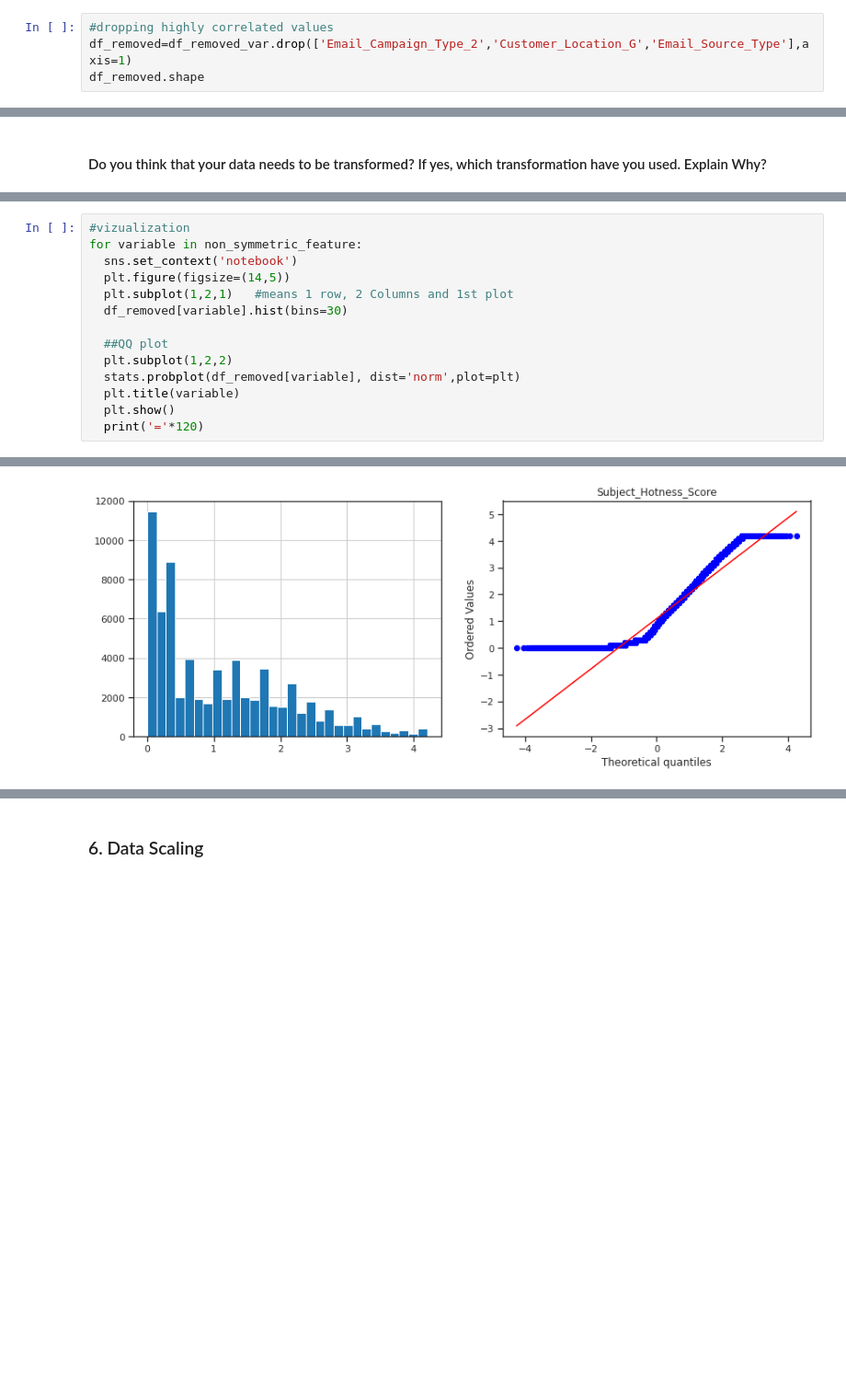
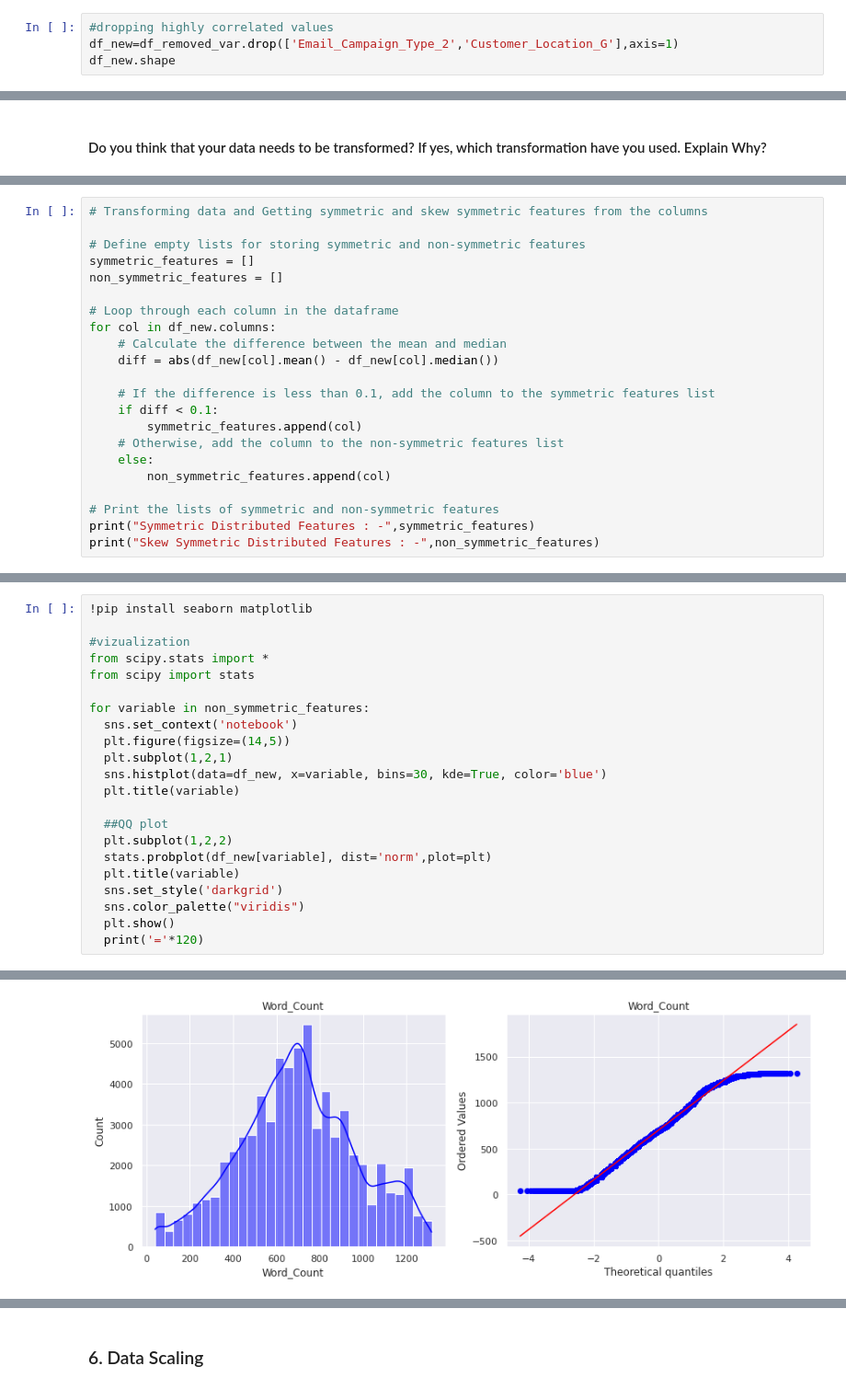
Before and after one commit to shyamsgadekar/Email_Campaign_Effectiveness_Prediction_shyam_gadekar, a Jupyter notebook: Email_Campaign_Effectiveness_Prediction_shyam_gadekar.ipynb, the cells around one changed output, grey strips where cells are left out. Shown at 92% size. Saved outputs shown, nothing was run; the diff lists cells and outputs as text; blank space fills up the shorter version.

```diff
--- a/Email_Campaign_Effectiveness_Prediction_shyam_gadekar.ipynb
+++ b/Email_Campaign_Effectiveness_Prediction_shyam_gadekar.ipynb
@@ -1647,6 +1647,6 @@ correlation(df_removed_var,0.6)
 # %%
 #dropping highly correlated values
-df_removed=df_removed_var.drop(['Email_Campaign_Type_2','Customer_Location_G','Email_Source_Type'],axis=1)
-df_removed.shape
+df_new=df_removed_var.drop(['Email_Campaign_Type_2','Customer_Location_G'],axis=1)
+df_new.shape
 # %% [output]
 (68353, 16)
@@ -1804,0 +1764,22 @@ Skew Symmetric Distributed Features : - ['Email_Type', 'Subject_Hotness_Score',
+# %%
+# Transforming data and Getting symmetric and skew symmetric features from the columns
+
+# Define empty lists for storing symmetric and non-symmetric features
+symmetric_features = []
+non_symmetric_features = []
+
+# Loop through each column in the dataframe
+for col in df_new.columns:
+    # Calculate the difference between the mean and median
+    diff = abs(df_new[col].mean() - df_new[col].median())
+
+    # If the difference is less than 0.1, add the column to the symmetric features list
+    if diff < 0.1:
+        symmetric_features.append(col)
+    # Otherwise, add the column to the non-symmetric features list
+    else:
+        non_symmetric_features.append(col)
+
+# Print the lists of symmetric and non-symmetric features
+print("Symmetric Distributed Features : -",symmetric_features)
+print("Skew Symmetric Distributed Features : -",non_symmetric_features)
@@ -1805,15 +1789,23 @@ Skew Symmetric Distributed Features : - ['Email_Type', 'Subject_Hotness_Score',
 # %%
+!pip install seaborn matplotlib
+
 #vizualization
-for variable in non_symmetric_feature:
+from scipy.stats import *
+from scipy import stats
+
+for variable in non_symmetric_features:
   sns.set_context('notebook')
   plt.figure(figsize=(14,5))
-  plt.subplot(1,2,1)   #means 1 row, 2 Columns and 1st plot
-  df_removed[variable].hist(bins=30)
+  plt.subplot(1,2,1)
+  sns.histplot(data=df_new, x=variable, bins=30, kde=True, color='blue')
+  plt.title(variable)
 
   ##QQ plot
   plt.subplot(1,2,2)
-  stats.probplot(df_removed[variable], dist='norm',plot=plt)
+  stats.probplot(df_new[variable], dist='norm',plot=plt)
   plt.title(variable)
+  sns.set_style('darkgrid')
+  sns.color_palette("viridis")
   plt.show()
   print('='*120)
 # %% [output]
@@ -1821,3 +1813,3 @@ for variable in non_symmetric_feature:
 ========================================================================================================================
-[figure, old version]
+[figure, new version]
 ========================================================================================================================
```
Also changed, not shown: parts of 36 cells of this notebook.
